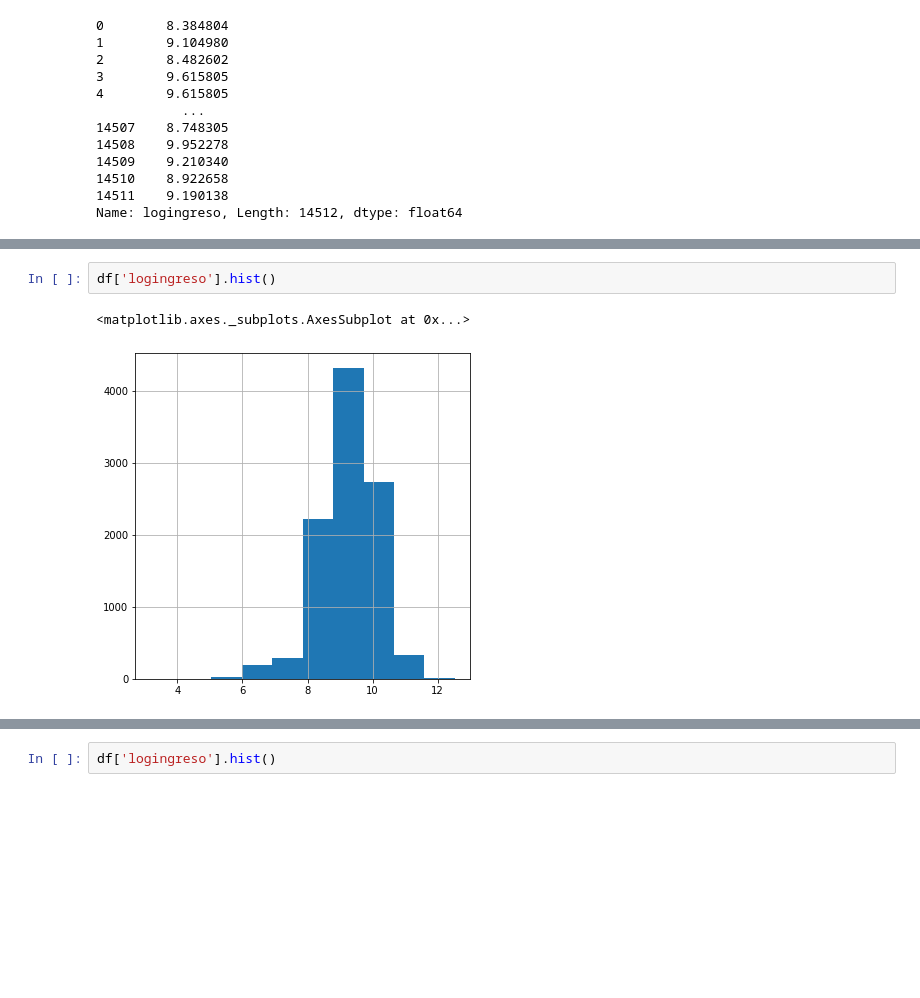
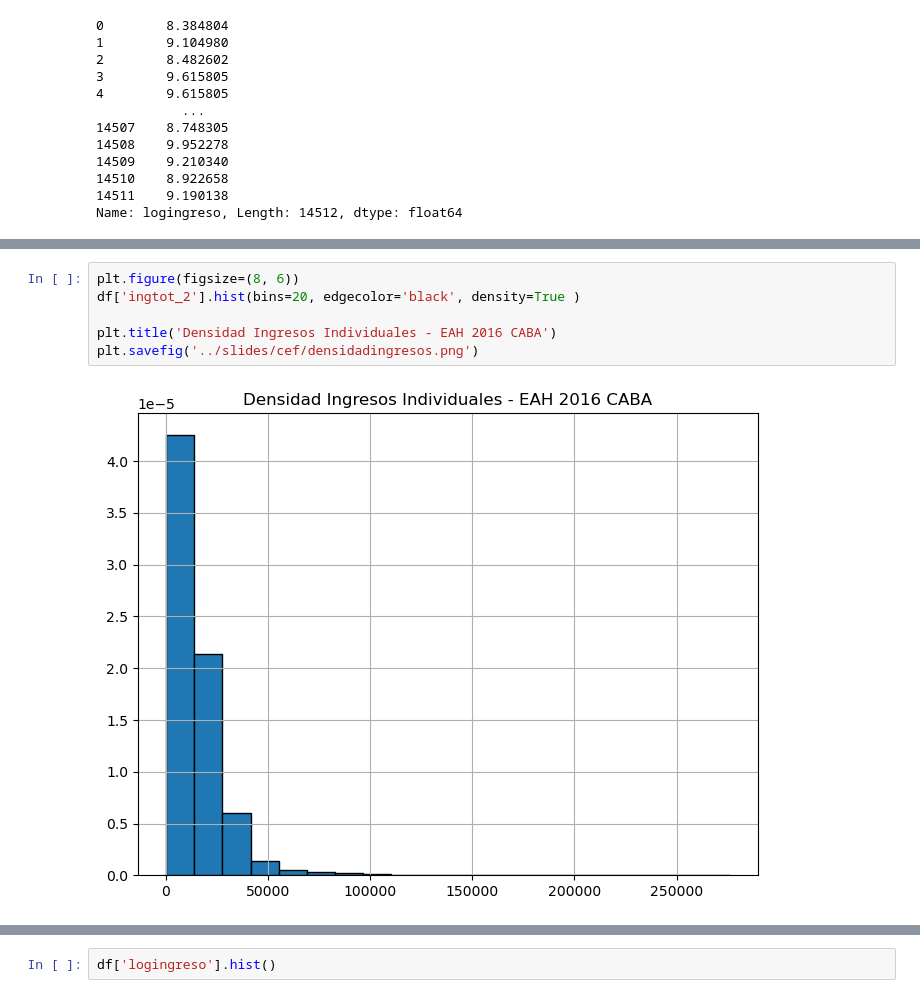
Before and after one commit to rpasquini/econometria, a Jupyter notebook: notebooks/CEF_intro_Austral.ipynb, the cells around one changed output, grey strips where cells are left out. Saved outputs shown, nothing was run; the diff lists cells and outputs as text; blank space fills up the shorter version.

```diff
--- a/notebooks/CEF_intro_Austral.ipynb
+++ b/notebooks/CEF_intro_Austral.ipynb
@@ -240,5 +228,8 @@ df=df.loc[df['ingtot_2']!=0]
-# %%
-df['logingreso'].hist()
-# %% [output]
-<matplotlib.axes._subplots.AxesSubplot at 0x...>
-[figure, removed]
+# %%
+plt.figure(figsize=(8, 6))
+df['ingtot_2'].hist(bins=20, edgecolor='black', density=True )
+
+plt.title('Densidad Ingresos Individuales - EAH 2016 CABA')
+plt.savefig('../slides/cef/densidadingresos.png')
+# %% [output]
+[figure, added]
```
Also changed, not shown: parts of 10 cells of this notebook, 1 other file.
